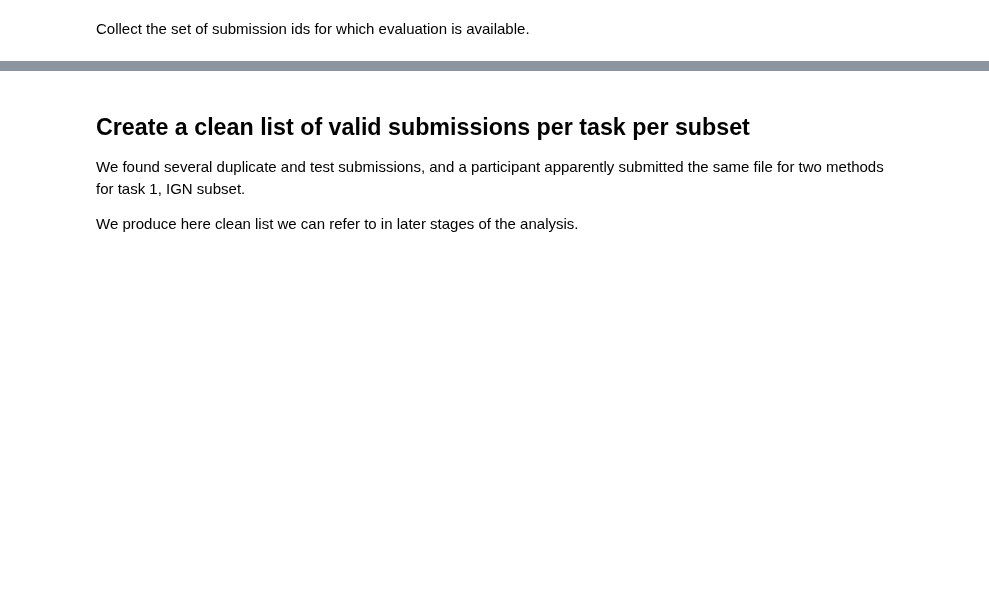
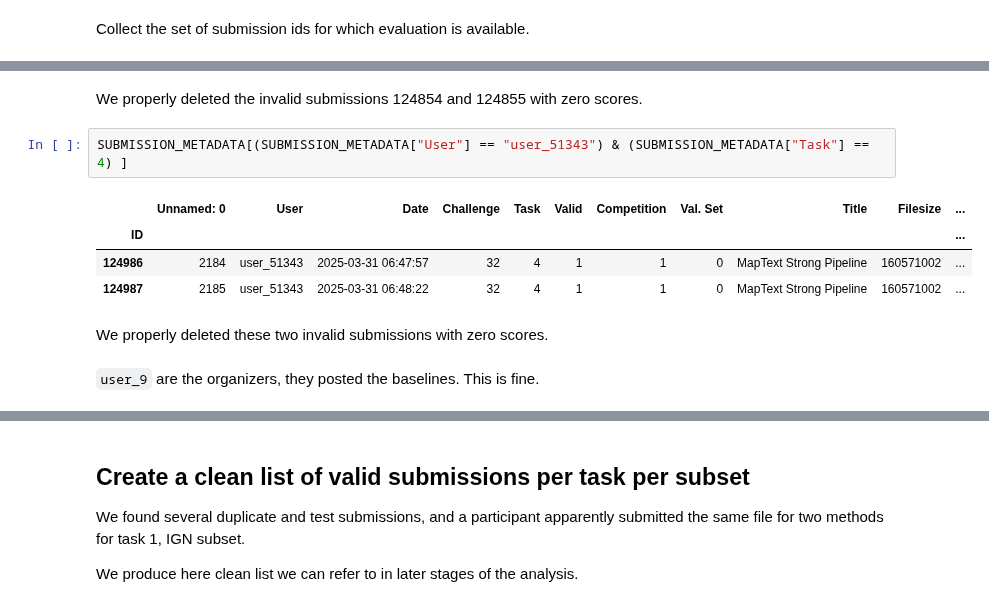
Before and after one commit to icdar-maptext/analysis, a Jupyter notebook: 01-list-valid-submissions.ipynb, the cells around one changed output, grey strips where cells are left out. Drawn from its saved outputs; the diff is of its cells as text; blank space fills up the shorter version.

```diff
--- a/01-list-valid-submissions.ipynb
+++ b/01-list-valid-submissions.ipynb
@@ -135,0 +152,13 @@ These multiple submissions from the same user indicate in their titles different
+# %% [markdown]
+We properly deleted the invalid submissions 124854 and 124855 with zero scores.
+# %%
+SUBMISSION_METADATA[(SUBMISSION_METADATA["User"] == "user_51343") & (SUBMISSION_METADATA["Task"] == 4) ]
+# %% [output]
+|  | Unnamed: 0 | User | Date | Challenge | Task | Valid | Competition | Val. Set | Title | Filesize | ... |
+| ID |  |  |  |  |  |  |  |  |  |  | ... |
+| 124986 | 2184 | user_51343 | 2025-03-31 06:47:57 | 32 | 4 | 1 | 1 | 0 | MapText Strong Pipeline | 160571002 | ... |
+| 124987 | 2185 | user_51343 | 2025-03-31 06:48:22 | 32 | 4 | 1 | 1 | 0 | MapText Strong Pipeline | 160571002 | ... |
+# %% [markdown]
+We properly deleted these two invalid submissions with zero scores.
+# %% [markdown]
+`user_9` are the organizers, they posted the baselines. This is fine.
```
Also changed, not shown: parts of 25 cells of this notebook, 5 other files.
